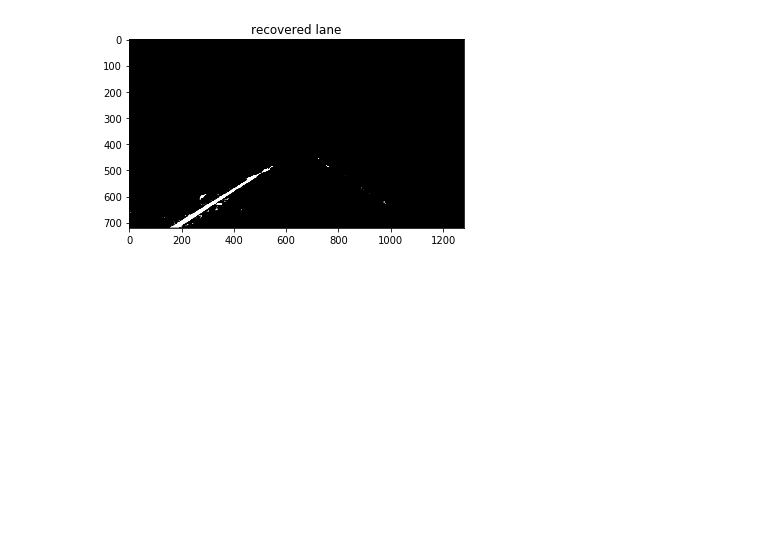
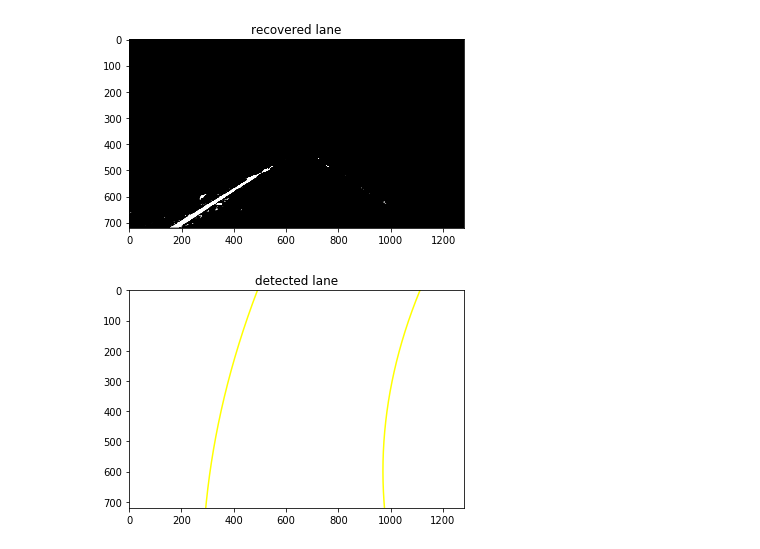
Before and after one commit to chenqin/CarND-Advanced-Lane-Lines, a Jupyter notebook: advanced_lane_lines.ipynb, the cells around one changed output. Cells and saved outputs as stored; diff of their text form; code cells hidden in the pictures; blank space fills up the shorter version.

```diff
--- a/advanced_lane_lines.ipynb
+++ b/advanced_lane_lines.ipynb
@@ -207,8 +207,13 @@ plt.show()
 # %%
 previous_left_fit = None
 previous_right_fit = None
+out_img = None
 
-def get_left_right_fit(binary_warped):
+def get_left_right_fit(binary_warped,out_img=out_img, previous_left_fit=previous_left_fit,previous_right_fit=previous_right_fit):
+    nonzero = binary_warped.nonzero()
+    nonzeroy = np.array(nonzero[0])
+    nonzerox = np.array(nonzero[1])
+
     #try to find lane after perspective transformation, copy from given material
     # Assuming you have created a warped binary image called "binary_warped"
     # Take a histogram of the bottom half of the image
@@ -266,42 +271,42 @@ def get_left_right_fit(binary_warped):
 
     # Concatenate the arrays of indices
     left_lane_inds = np.concatenate(left_lane_inds)
     right_lane_inds = np.concatenate(right_lane_inds)
 
     # Extract left and right line pixel positions
     leftx = nonzerox[left_lane_inds]
     lefty = nonzeroy[left_lane_inds]
     rightx = nonzerox[right_lane_inds]
     righty = nonzeroy[right_lane_inds]
+
+    out_img[nonzeroy[left_lane_inds], nonzerox[left_lane_inds]] = [255, 0, 0]
+    out_img[nonzeroy[right_lane_inds], nonzerox[right_lane_inds]] = [0, 0, 255]
+
     try:
         # Fit a second order polynomial to each
         left_fit = np.polyfit(lefty, leftx, 2)
         right_fit = np.polyfit(righty, rightx, 2)
         previous_left_fit = left_fit
         previous_right_fit = right_fit
-        return left_fit, right_fit
+        return left_fit, right_fit, out_img
     except:
-        global previous_left_fit
-        global previous_right_fit
-        return previous_left_fit, previous_right_fit
+        return previous_left_fit, previous_right_fit, out_img
 
-left_fit, right_fit = get_left_right_fit(binary_warped)
+left_fit, right_fit, outimg = get_left_right_fit(binary_warped)
 
 # Generate x and y values for plotting
 ploty = np.linspace(0, binary_warped.shape[0]-1, binary_warped.shape[0] )
 left_fitx = left_fit[0]*ploty**2 + left_fit[1]*ploty + left_fit[2]
 right_fitx = right_fit[0]*ploty**2 + right_fit[1]*ploty + right_fit[2]
-
-out_img[nonzeroy[left_lane_inds], nonzerox[left_lane_inds]] = [255, 0, 0]
-out_img[nonzeroy[right_lane_inds], nonzerox[right_lane_inds]] = [0, 0, 255]
-plt.imshow(out_img)
 
 plt.title("detected lane")
 plt.plot(left_fitx, ploty, color='yellow')
 plt.plot(right_fitx, ploty, color='yellow')
 plt.xlim(0, 1280)
 plt.ylim(720, 0)
 plt.show()
+# %% [output]
+[figure, added]
 # %%
 # Assume you now have a new warped binary image
 # from the next frame of video (also called "binary_warped")
```
Also changed, not shown: parts of 2 cells of this notebook, 3 other files.
